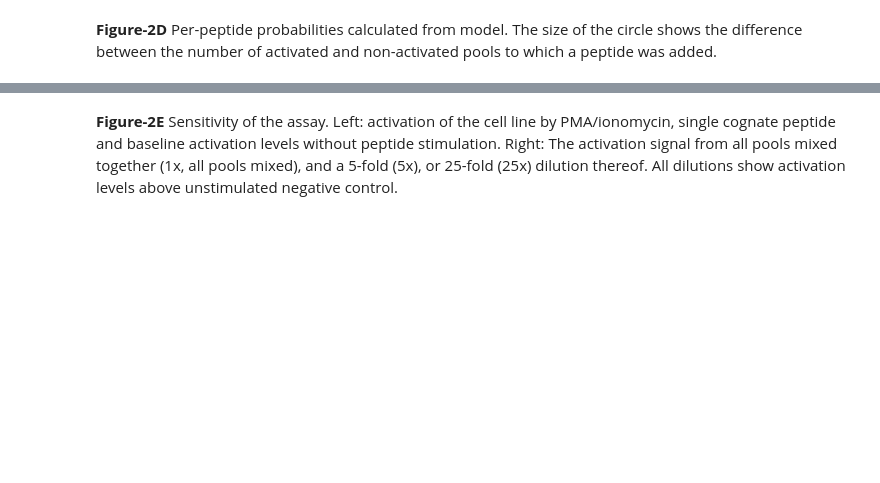
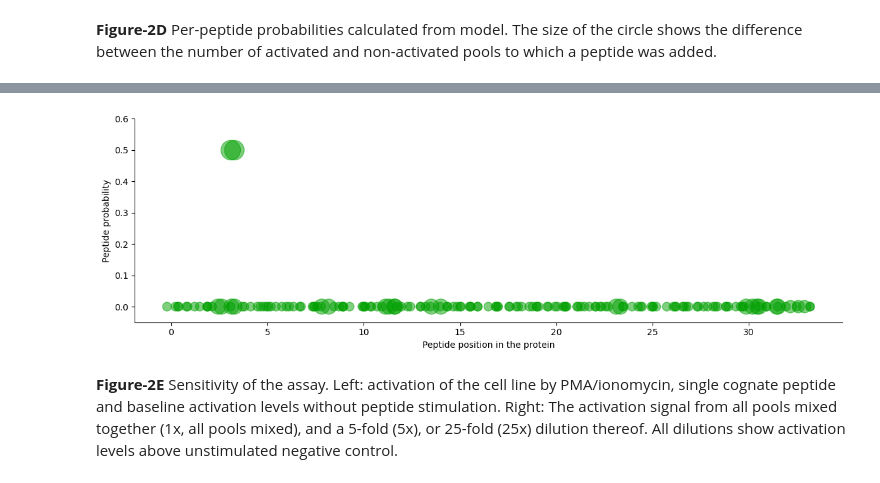
Before and after one commit to meyer-lab-cshl/copepodTCR_paper, a Jupyter notebook: Figures1-2-3.ipynb, the cells around one changed output, grey strips where cells are left out. Saved outputs shown, nothing was run; the diff lists cells and outputs as text; code cells hidden in the pictures; blank space fills up the shorter version.

Commit message:
Added bubbleplots if interactive ones are not displayed

```diff
--- a/Figures1-2-3.ipynb
+++ b/Figures1-2-3.ipynb
@@ -194,6 +195,11 @@ fig = cpp.hover_bubbleplot(peptide_probs)
 fig.show()
 # %% [output]
 [interactive output not drawn]
+# %%
+cpp.bubbleplot(peptide_probs)
+sn.despine()
+# %% [output]
+[figure, added]
 # %% [markdown]
 **Figure-2E** Sensitivity of the assay. Left: activation of the cell line by PMA/ionomycin, single cognate peptide and baseline activation levels without peptide stimulation. Right: The activation signal from all pools mixed together (1x, all pools mixed), and a 5-fold (5x), or 25-fold (25x) dilution thereof. All dilutions show activation levels above unstimulated negative control.
 # %%
```
Also changed, not shown: parts of 13 cells of this notebook.
